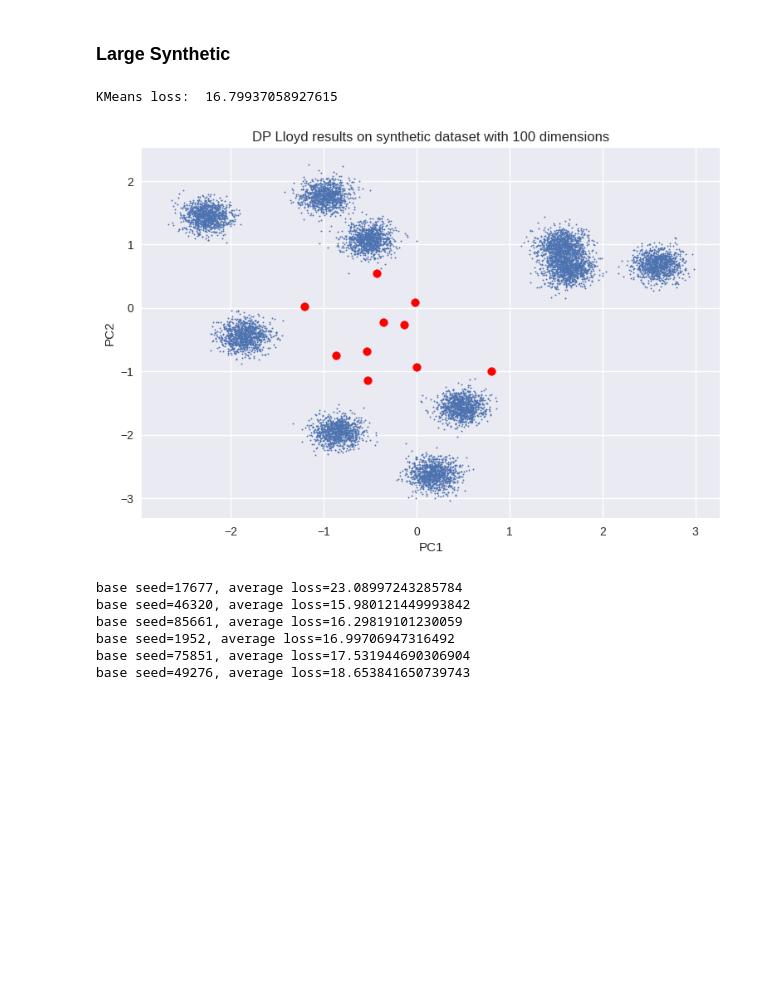
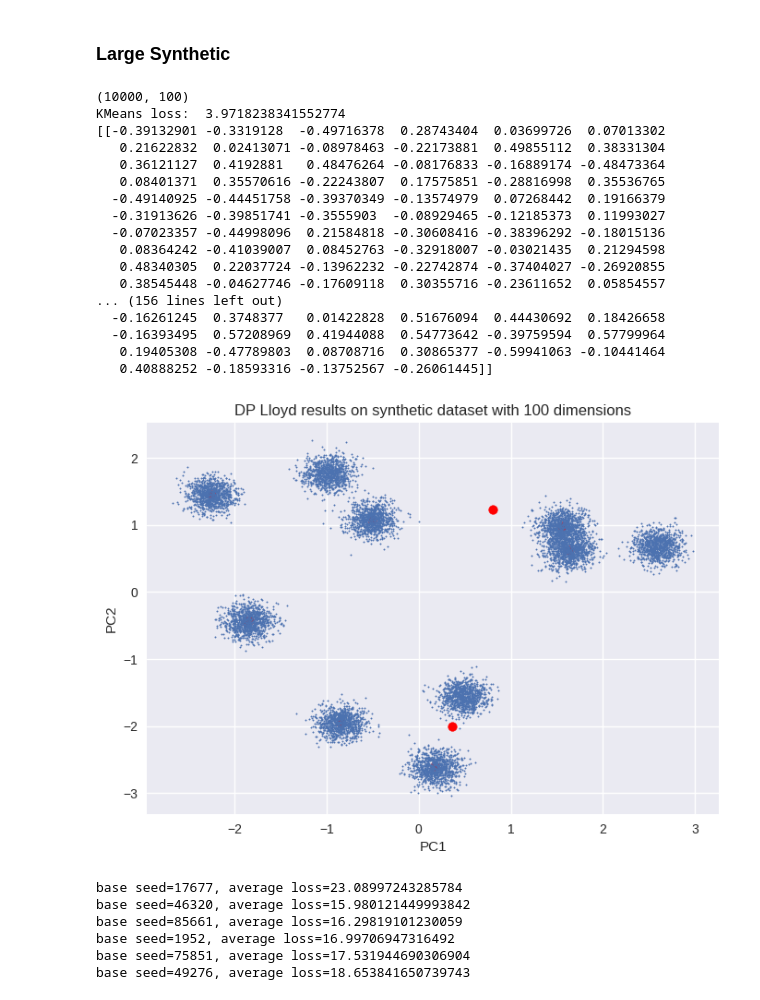
Before and after one commit to amy-ln/dpclustering, a Jupyter notebook: dplloyd-experiment.ipynb, the cells around one changed output. Saved outputs shown, nothing was run; the diff lists cells and outputs as text; code cells hidden in the pictures; blank space fills up the shorter version.

```diff
--- a/dplloyd-experiment.ipynb
+++ b/dplloyd-experiment.ipynb
@@ -22,5 +22,6 @@ from sklearn.decomposition import PCA
 
 master_rng = np.random.default_rng(42)
 print(plt.style.available)
+plt.style.use('seaborn-v0_8')
 # %% [output]
 ['Solarize_Light2', '_classic_test_patch', '_mpl-gallery', '_mpl-gallery-nogrid', 'bmh', 'classic', 'dark_background', 'fast', 'fivethirtyeight', 'ggplot', 'grayscale', 'petroff10', 'seaborn-v0_8', 's ...
@@ -336,25 +409,42 @@ Dichotomy 2 average loss =  0.31846095181056244
 ### Large Synthetic
 # %%
 large = np.load("datasets/large-synthetic.npy")
-large.shape
+print(large.shape)
 
 large_pca = PCA(n_components=2)
 large_2d = large_pca.fit_transform(large)
 
-p = PrivacyBudget(epsilon=1, delta=None, method="dichotomy", total_iter=4)
-centers = dplloyd(k=10, X=large, n_iter=4, priv=p, seed=25323, return_steps=False)
+p = PrivacyBudget(epsilon=150, delta=None, method="arithmetic", total_iter=2, k=10, d=large.shape[1], N=large.shape[0])
+centers = dplloyd(k=10, X=large, n_iter=2, priv=p, seed=25323, return_steps=False)
 
 centers_2d = large_pca.transform(centers)
 
 plt.scatter(centers_2d[:,0], centers_2d[:,1], c="red")
 plt.scatter(large_2d[:,0], large_2d[:,1], s=1)
 plt.title("DP Lloyd results on synthetic dataset with 100 dimensions")
 plt.xlabel("PC1")
 plt.ylabel("PC2")
 print("KMeans loss: ", kmeans_loss(centers, large))
+print(centers.shape)
 # %% [output]
-KMeans loss:  16.79937058927615
+(10000, 100)
+KMeans loss:  3.9718238341552774
+[[-0.39132901 -0.3319128  -0.49716378  0.28743404  0.03699726  0.07013302
+   0.21622832  0.02413071 -0.08978463 -0.22173881  0.49855112  0.38331304
+   0.36121127  0.4192881   0.48476264 -0.08176833 -0.16889174 -0.48473364
+   0.08401371  0.35570616 -0.22243807  0.17575851 -0.28816998  0.35536765
+  -0.49140925 -0.44451758 -0.39370349 -0.13574979  0.07268442  0.19166379
+  -0.31913626 -0.39851741 -0.3555903  -0.08929465 -0.12185373  0.11993027
+  -0.07023357 -0.44998096  0.21584818 -0.30608416 -0.38396292 -0.18015136
+   0.08364242 -0.41039007  0.08452763 -0.32918007 -0.03021435  0.21294598
+   0.48340305  0.22037724 -0.13962232 -0.22742874 -0.37404027 -0.26920855
+   0.38545448 -0.04627746 -0.17609118  0.30355716 -0.23611652  0.05854557
+... (156 lines left out)
+  -0.16261245  0.3748377   0.01422828  0.51676094  0.44430692  0.18426658
+  -0.16393495  0.57208969  0.41944088  0.54773642 -0.39759594  0.57799964
+   0.19405308 -0.47789803  0.08708716  0.30865377 -0.59941063 -0.10441464
+   0.40888252 -0.18593316 -0.13752567 -0.26061445]]
-[figure, old version]
+[figure, new version]
 # %%
 for iters in range(1,10):
     dplloyd_experiment(X=large, k=10, epsilon=1, method="dichotomy", iterations=iters, trials=1, output=True)
```
Also changed, not shown: parts of 15 cells of this notebook, 6 other files.
